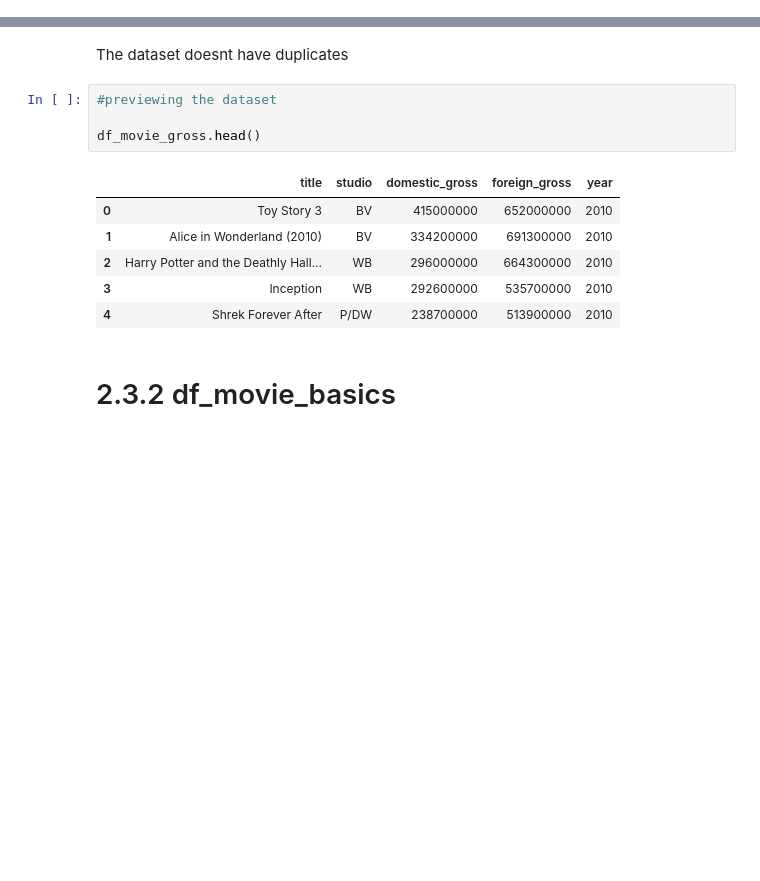
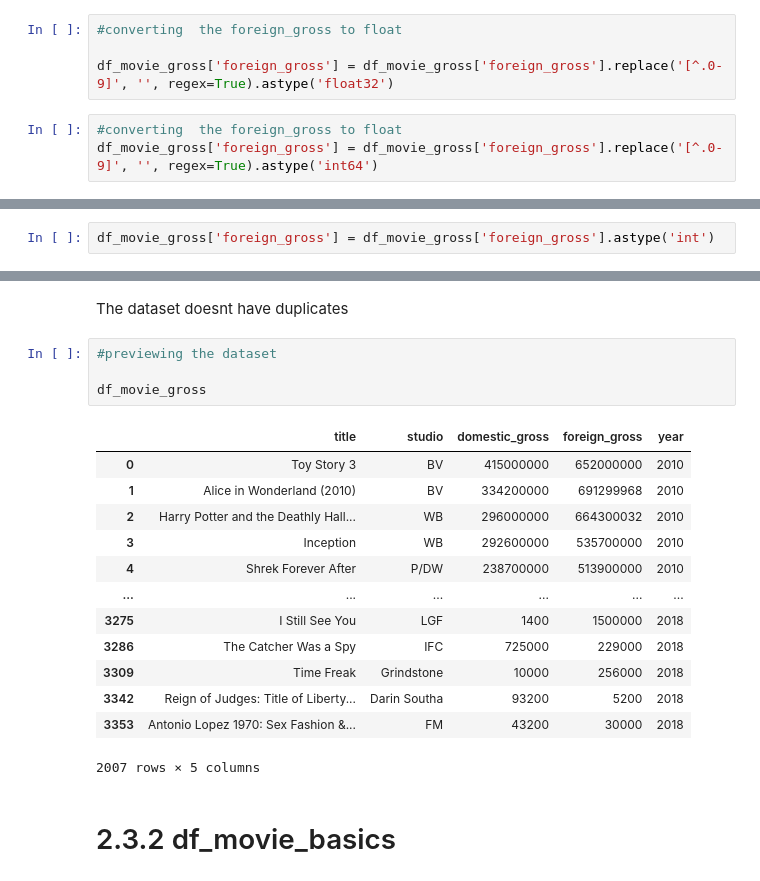
Before and after one commit to BrianKip035/dsc-phase-1-project-v2-4, a Jupyter notebook: student.ipynb, the cells around one changed output, grey strips where cells are left out. Saved outputs shown, nothing was run; the diff lists cells and outputs as text; blank space fills up the shorter version.

```diff
--- a/student.ipynb
+++ b/student.ipynb
@@ -650,6 +649,13 @@ because that column will be usefull in answering the first business question
 # converting the columns to integers
 
 df_movie_gross['domestic_gross'] = df_movie_gross['domestic_gross'].astype('int')
+# %%
+#converting  the foreign_gross to float
+
+df_movie_gross['foreign_gross'] = df_movie_gross['foreign_gross'].replace('[^.0-9]', '', regex=True).astype('float32')
+# %%
+#converting  the foreign_gross to float
+df_movie_gross['foreign_gross'] = df_movie_gross['foreign_gross'].replace('[^.0-9]', '', regex=True).astype('int64')
 # %%
 #checking if there there is changes in the columns
 
@@ -675,3 +696,5 @@ As we can see from the above the all the null values have been drop
+# %%
+df_movie_gross['foreign_gross'] = df_movie_gross['foreign_gross'].astype('int')
 # %%
 # check for duplicates in the data
 
@@ -683,14 +706,21 @@ The dataset doesnt have duplicates
 # %%
 #previewing the dataset
 
-df_movie_gross.head()
+df_movie_gross
 # %% [output]
 |  | title | studio | domestic_gross | foreign_gross | year |
 | 0 | Toy Story 3 | BV | 415000000 | 652000000 | 2010 |
-| 1 | Alice in Wonderland (2010) | BV | 334200000 | 691300000 | 2010 |
-| 2 | Harry Potter and the Deathly Hall... | WB | 296000000 | 664300000 | 2010 |
+| 1 | Alice in Wonderland (2010) | BV | 334200000 | 691299968 | 2010 |
+| 2 | Harry Potter and the Deathly Hall... | WB | 296000000 | 664300032 | 2010 |
 | 3 | Inception | WB | 292600000 | 535700000 | 2010 |
 | 4 | Shrek Forever After | P/DW | 238700000 | 513900000 | 2010 |
+| ... | ... | ... | ... | ... | ... |
+| 3275 | I Still See You | LGF | 1400 | 1500000 | 2018 |
+| 3286 | The Catcher Was a Spy | IFC | 725000 | 229000 | 2018 |
+| 3309 | Time Freak | Grindstone | 10000 | 256000 | 2018 |
+| 3342 | Reign of Judges: Title of Liberty... | Darin Southa | 93200 | 5200 | 2018 |
+| 3353 | Antonio Lopez 1970: Sex Fashion &... | FM | 43200 | 30000 | 2018 |
+2007 rows × 5 columns
 # %% [markdown]
 # 2.3.2 df_movie_basics
 # %%
```
Also changed, not shown: parts of 42 cells of this notebook.
